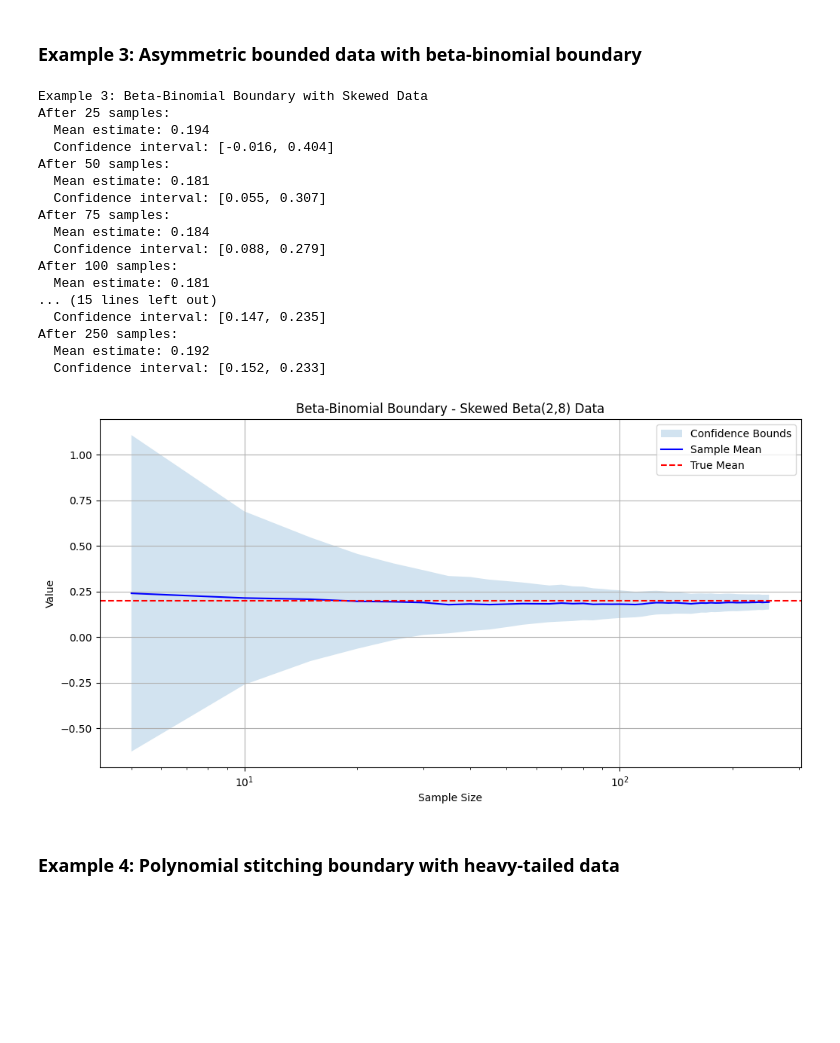
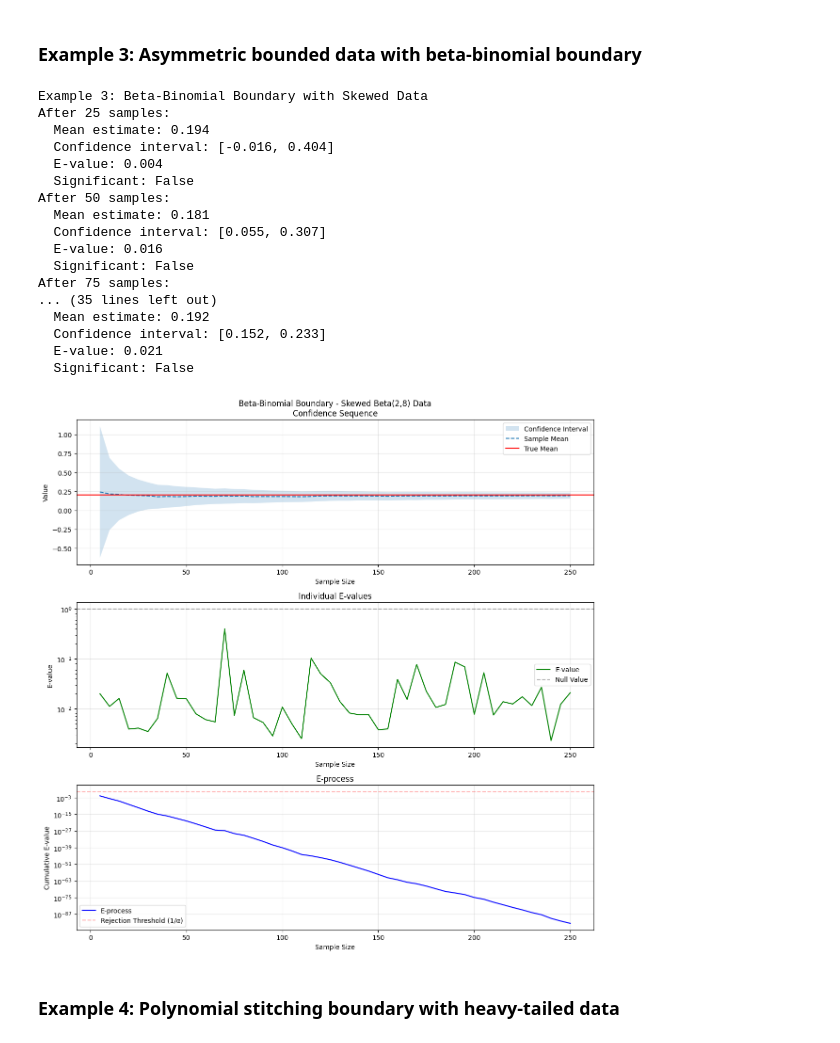
Before and after one commit to jakorostami/expectation, a Jupyter notebook: examples/confseq-demo.ipynb, the cells around one changed output. Saved outputs shown, nothing was run; the diff lists cells and outputs as text; code cells hidden in the pictures; blank space fills up the shorter version.

```diff
--- a/examples/confseq-demo.ipynb
+++ b/examples/confseq-demo.ipynb
@@ -155,56 +222,71 @@ def example_beta_binomial():
     """Demonstrate beta-binomial boundary with skewed bounded data."""
     print("\nExample 3: Beta-Binomial Boundary with Skewed Data")
 
-    # Configure confidence sequence
     config = ConfidenceSequenceConfig(
         alpha=0.05,
         boundary_type=BoundaryType.BETA_BINOMIAL,
         rho=1.5
     )
     cs = ConfidenceSequence(config=config)
 
-    # Generate data and update sequentially
-    true_mean = 0.2  # Highly skewed
+    null_hypothesis = Hypothesis(
+        name="Skewed Mean Test",
+        description="H0: μ = 0.2",
+        type=HypothesisType.SIMPLE
+    )
+    evaluator = LikelihoodRatioEValue(
+        null_hypothesis=null_hypothesis,
+        null_density=lambda x: stats.beta.pdf(x, a=2, b=8),
+        alt_density=lambda x: stats.beta.pdf(x, a=1, b=1),
+        config=EValueConfig(significance_level=0.05)
+    )
+
+    true_mean = 0.2
     np.random.seed(42)
     results = []
+    evalue_results = []
 
-    for t in range(50):  # 20 batches
-        # Generate batch of skewed observations
+    for t in range(50):
         batch_size = 5
-        data = np.random.beta(2, 8, size=batch_size)  # Skewed beta distribution
+        data = np.random.beta(2, 8, size=batch_size)
 
-        # Update confidence sequence
-        result = cs.update(data)
-        results.append(result)
+        cs_result = cs.update(data)
+        results.append(cs_result)
 
-        # Print updates periodically
+        evalue_result = evaluator.test(data)
+        evalue_results.append(evalue_result)
+
         if (t+1) % 5 == 0:
-            print(f"After {result.sample_size} samples:")
-            print(f"  Mean estimate: {result.state.running_mean:.3f}")
-            print(f"  Confidence interval: [{result.lower:.3f}, {result.upper:.3f}]")
+            print(f"After {cs_result.sample_size} samples:")
+            print(f"  Mean estimate: {cs_result.state.running_mean:.3f}")
+            print(f"  Confidence interval: [{cs_result.lower:.3f}, {cs_result.upper:.3f}]")
+            print(f"  E-value: {evalue_result.value:.3f}")
+            print(f"  Significant: {evalue_result.significant}")
 
-    plot_confidence_sequence(results, true_mean, "Beta-Binomial Boundary - Skewed Beta(2,8) Data")
+    plot_three_panel_results(results, evalue_results, true_mean,
+                           "Beta-Binomial Boundary - Skewed Beta(2,8) Data")
+
 
 example_beta_binomial()
 # %% [output]
 Example 3: Beta-Binomial Boundary with Skewed Data
 After 25 samples:
   Mean estimate: 0.194
   Confidence interval: [-0.016, 0.404]
+  E-value: 0.004
+  Significant: False
 After 50 samples:
   Mean estimate: 0.181
   Confidence interval: [0.055, 0.307]
+  E-value: 0.016
+  Significant: False
 After 75 samples:
-  Mean estimate: 0.184
-  Confidence interval: [0.088, 0.279]
-After 100 samples:
-  Mean estimate: 0.181
-... (15 lines left out)
-  Confidence interval: [0.147, 0.235]
-After 250 samples:
+... (35 lines left out)
   Mean estimate: 0.192
   Confidence interval: [0.152, 0.233]
+  E-value: 0.021
+  Significant: False
-[figure, old version]
+[figure, new version]
 # %% [markdown]
 ### Example 4: Polynomial stitching boundary with heavy-tailed data
 # %%
```
Also changed, not shown: parts of 10 cells of this notebook.
